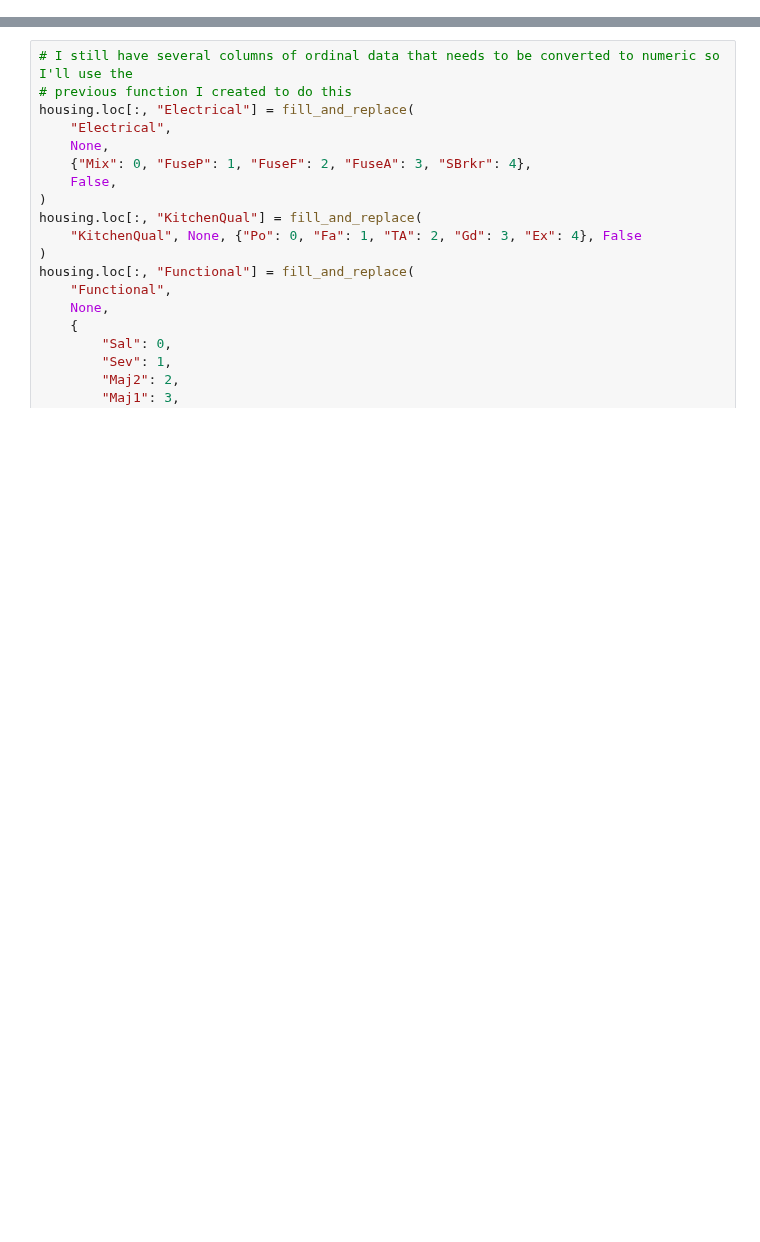
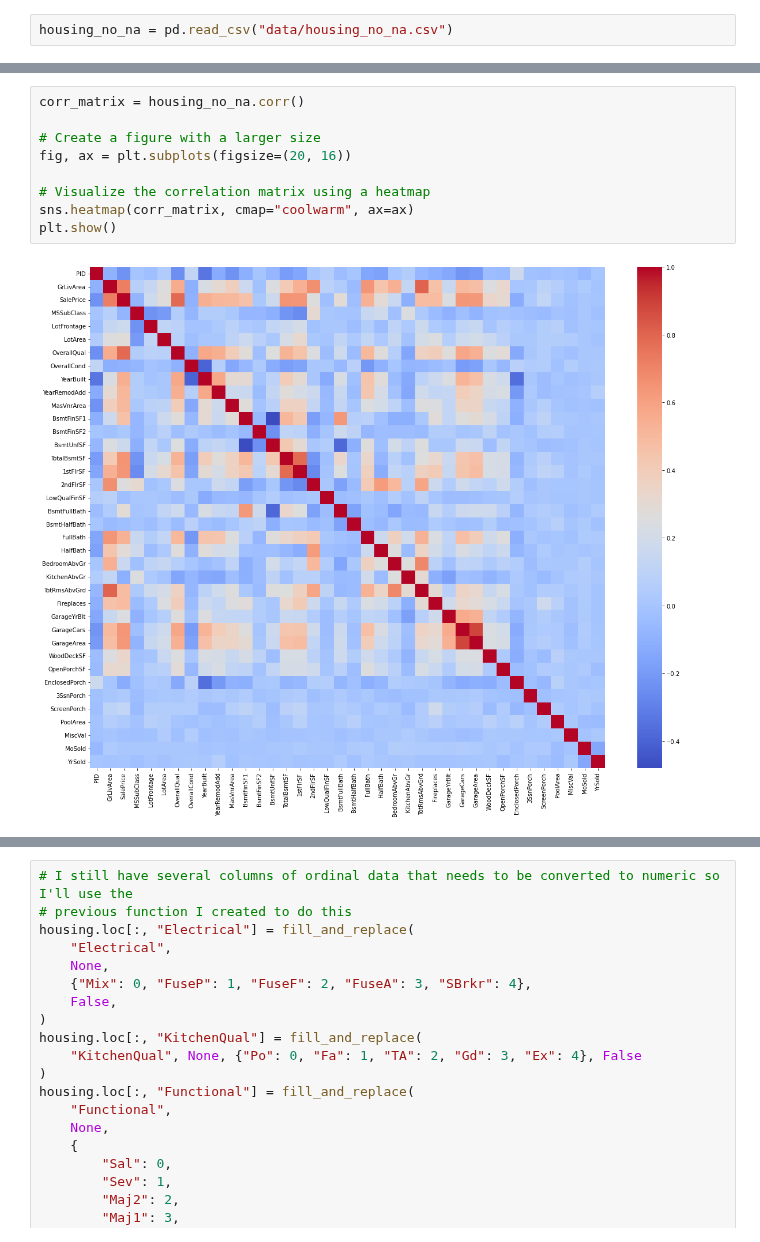
Before and after one commit to jasonphillip/Ames_Housing_ML_Project, a Jupyter notebook: preprocessing_JP.ipynb, the cells around one changed output, grey strips where cells are left out. Drawn from its saved outputs; the diff is of its cells as text; blank space fills up the shorter version.

Commit message:
made some changes to preprocessing, added housing_no_na csv and altered locations csv

```diff
--- a/preprocessing_JP.ipynb
+++ b/preprocessing_JP.ipynb
@@ -516,0 +193,2 @@ Index: []
+# %%
+housing_no_na = pd.read_csv("data/housing_no_na.csv")
@@ -516,0 +260,11 @@ Index: []
+# %%
+corr_matrix = housing_no_na.corr()
+
+# Create a figure with a larger size
+fig, ax = plt.subplots(figsize=(20, 16))
+
+# Visualize the correlation matrix using a heatmap
+sns.heatmap(corr_matrix, cmap="coolwarm", ax=ax)
+plt.show()
+# %% [output]
+[figure, added]
```
Also changed, not shown: parts of 55 cells of this notebook, 5 other files.
